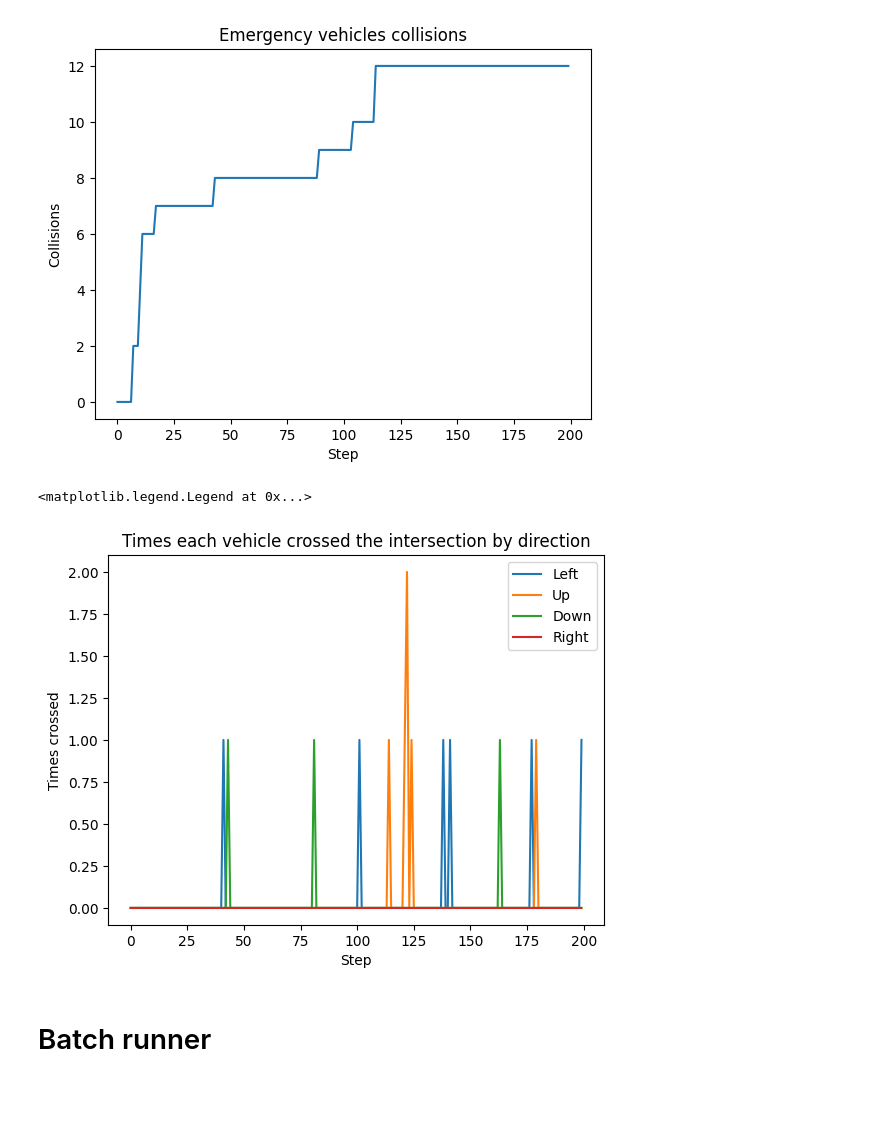
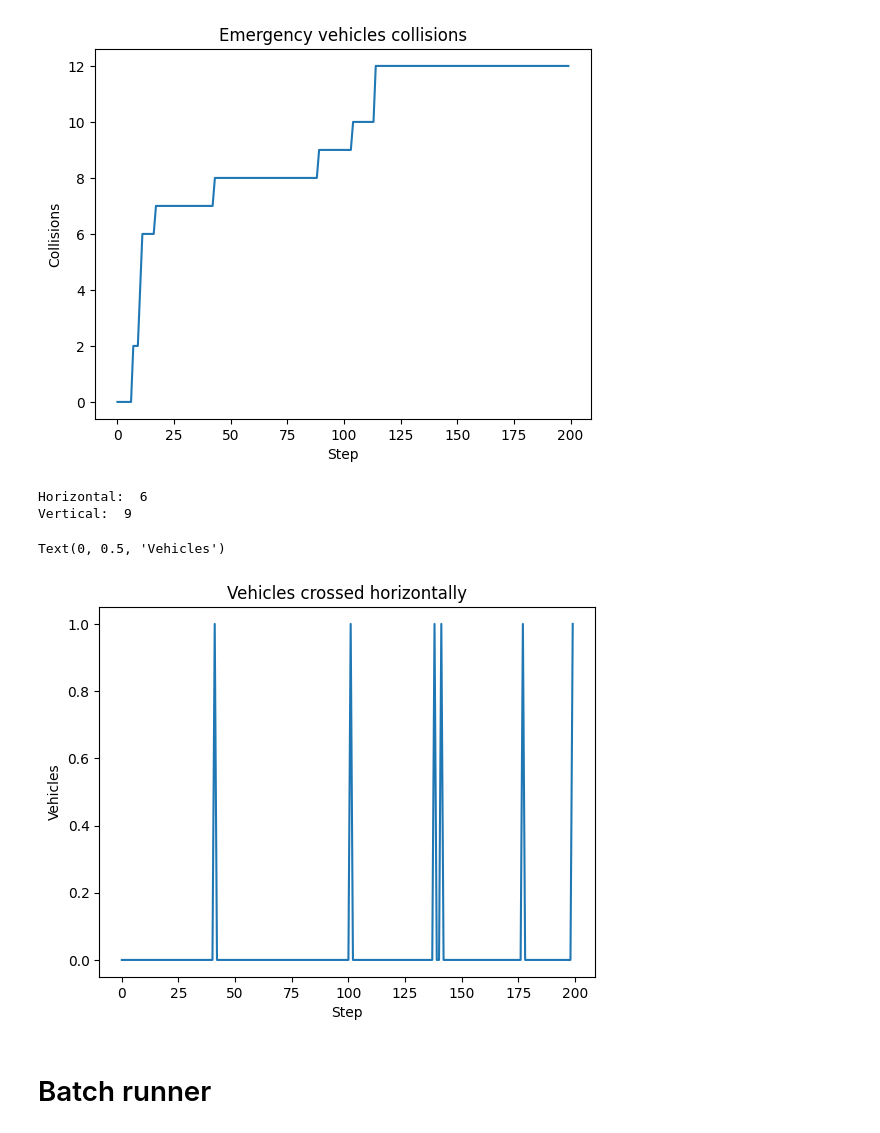
Before and after one commit to sofhdez/multiagentes-mesa, a Jupyter notebook: reto/interseccion/prueba.ipynb, the cells around one changed output. Drawn from its saved outputs; the diff is of its cells as text; code cells hidden in the pictures; blank space fills up the shorter version.

```diff
--- a/reto/interseccion/prueba.ipynb
+++ b/reto/interseccion/prueba.ipynb
@@ -22,22 +22,29 @@ Text(0, 0.5, 'Collisions')
 # %%
 # Times each vehicle crossed the intersection by direction
 times_crossed_left = model_data['Vehicles_crossed_left']
 times_crossed_up = model_data['Vehicles_crossed_up']
 times_crossed_down = model_data['Vehicles_crossed_down']
 times_crossed_right = model_data['Vehicles_crossed_right']
 
-# Plot the times each vehicle crossed the intersection by direction
-plot = times_crossed_left.plot(title='Times each vehicle crossed the intersection by direction')
-times_crossed_up.plot(ax=plot)
-times_crossed_down.plot(ax=plot)
-times_crossed_right.plot(ax=plot)
+horizontal = times_crossed_left + times_crossed_right
+vertical = times_crossed_up + times_crossed_down
+
+# Count the number of vehicles that crossed the intersection
+total_horizontal = horizontal.sum()
+total_vertical = vertical.sum()
+
+# Compare the number of vehicles that crossed the intersection vertically and horizontally
+print('Horizontal: ', total_horizontal)
+print('Vertical: ', total_vertical)
+
+# Plot the number of vehicles that crossed the intersection by direction
+plot = horizontal.plot(title='Vehicles crossed horizontally')
 plot.set_xlabel('Step')
-plot.set_ylabel('Times crossed')
-
-# Legend
-plot.legend(['Left', 'Up', 'Down', 'Right'])
+plot.set_ylabel('Vehicles')
 # %% [output]
-<matplotlib.legend.Legend at 0x...>
+Horizontal:  6
+Vertical:  9
+Text(0, 0.5, 'Vehicles')
-[figure, old version]
+[figure, new version]
 # %% [markdown]
 # Batch runner
```
Also changed, not shown: 2 other files.
